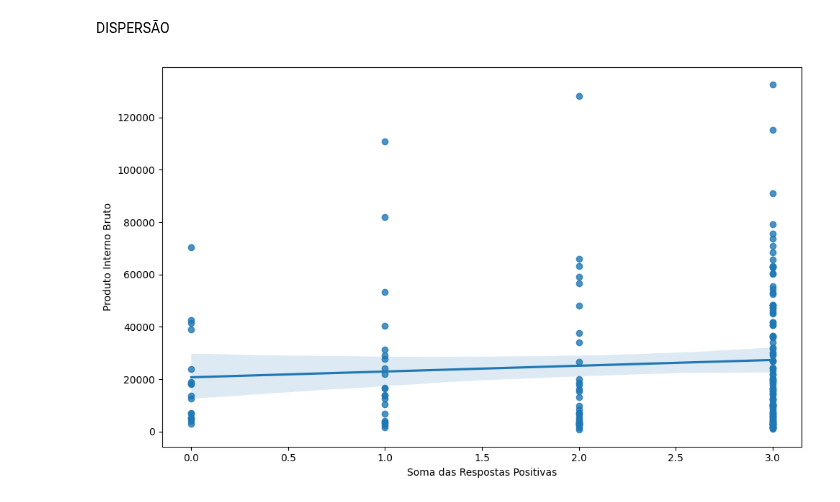
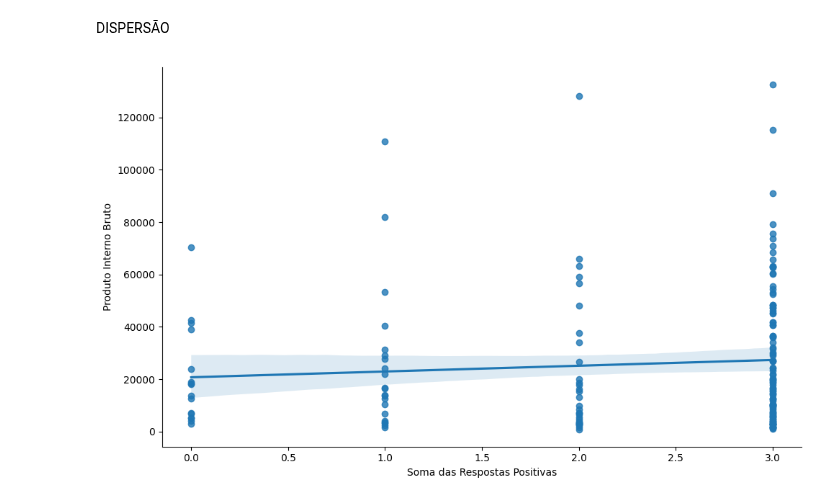
Before and after one commit to LazaroDamasceno/Dissertacao-Mestrado, a Jupyter notebook: eda/dispersao/dispersao_ticegov_pib.ipynb, the cells around one changed output. Saved outputs shown, nothing was run; the diff lists cells and outputs as text; code cells hidden in the pictures.

```diff
--- a/eda/dispersao/dispersao_ticegov_pib.ipynb
+++ b/eda/dispersao/dispersao_ticegov_pib.ipynb
@@ -52,9 +52,10 @@ dispersao ['Produto Interno Bruto'] =  pib['Produto Interno Bruto']
 # %%
 plt.figure(figsize=(10, 6))
 
 sns.regplot(dispersao, x='Soma das Respostas Positivas', y='Produto Interno Bruto')
 
+sns.despine()
 plt.tight_layout()
 plt.show()
 # %% [output]
-[figure, old version]
+[figure, new version]
```
Also changed, not shown: 2 other files.
